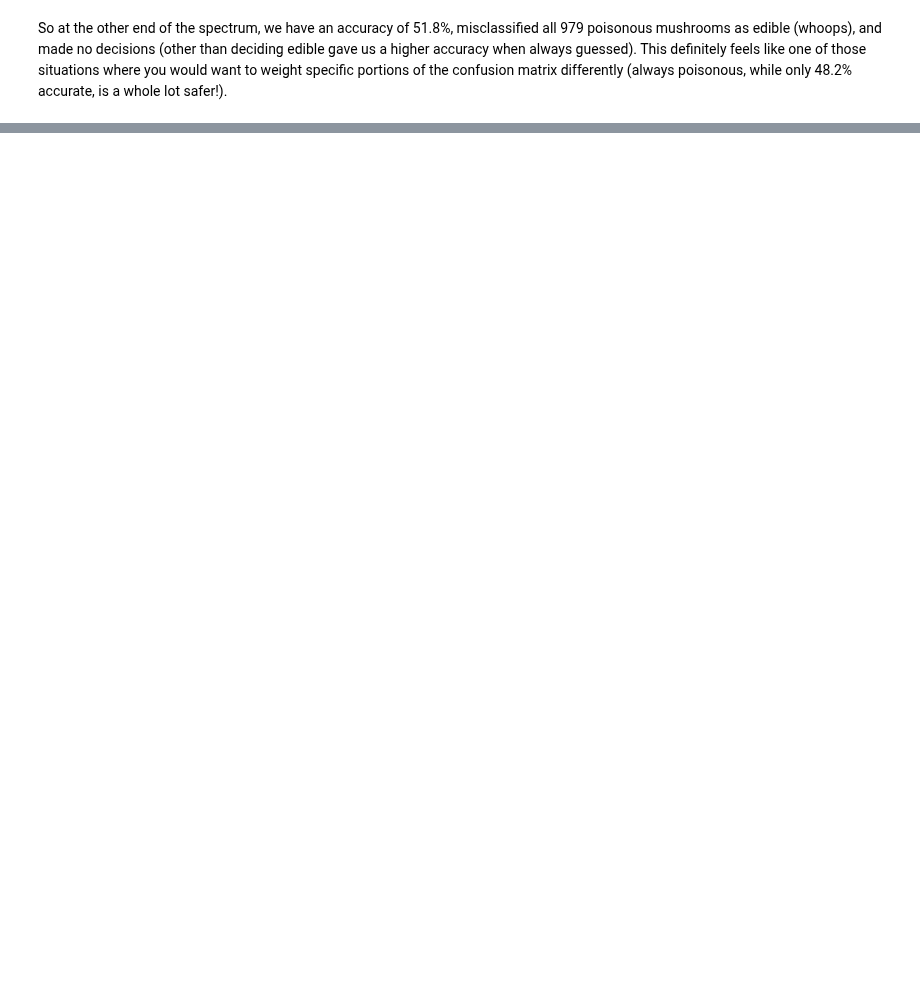
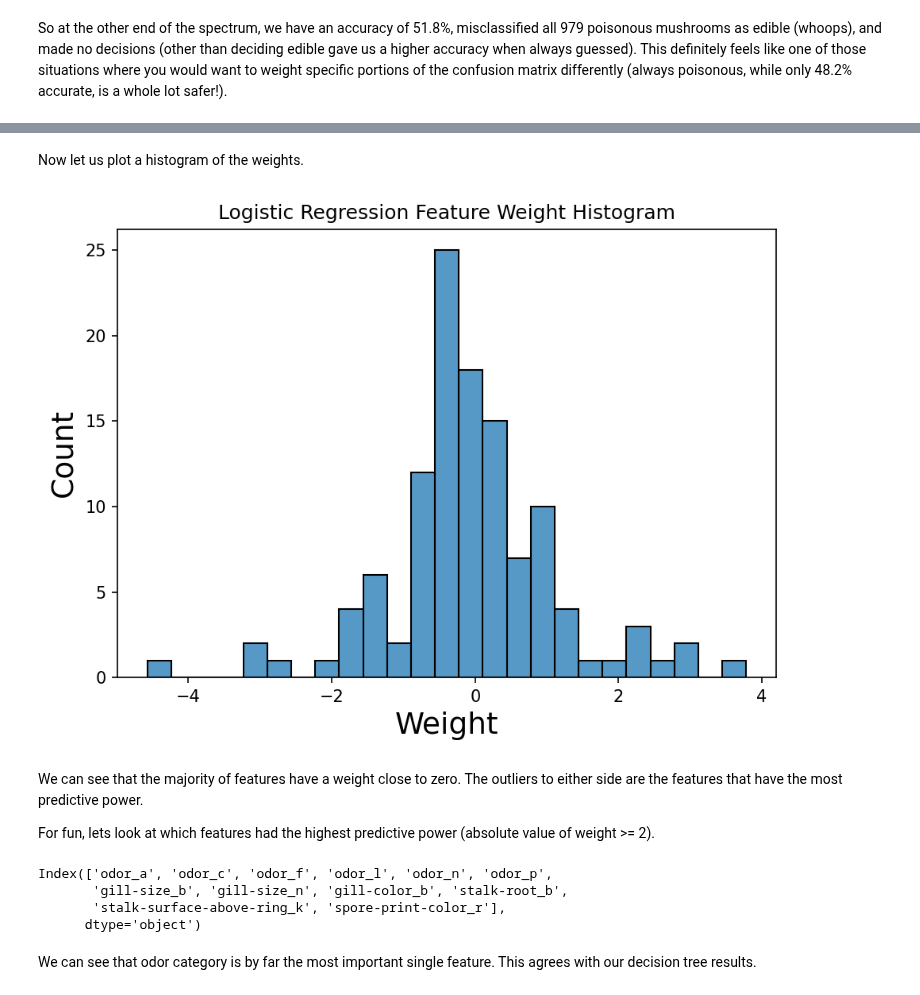
Before and after one commit to jmfb/CS5610, a Jupyter notebook: m3p3b/M3 Project 3b.ipynb, the cells around one changed output, grey strips where cells are left out. Saved outputs shown, nothing was run; the diff lists cells and outputs as text; code cells hidden in the pictures; blank space fills up the shorter version.

```diff
--- a/m3p3b/M3 Project 3b.ipynb
+++ b/m3p3b/M3 Project 3b.ipynb
@@ -290,0 +340,3 @@ So at the other end of the spectrum, we have an accuracy of 51.8%, misclassified
+# %%
+log_weights = log_classifier.coef_[0]
+log_weights
@@ -290,0 +361,20 @@ So at the other end of the spectrum, we have an accuracy of 51.8%, misclassified
+# %% [markdown]
+Now let us plot a histogram of the weights.
+# %%
+plot_weights = sns.histplot(log_weights, bins=25)
+plot_weights.set(xlabel="Weight", ylabel="Count", title="Logistic Regression Feature Weight Histogram");
+# %% [output]
+[figure, added]
+# %% [markdown]
+We can see that the majority of features have a weight close to zero.  The outliers to either side are the features that have the most predictive power.
+
+For fun, lets look at which features had the highest predictive power (absolute value of weight >= 2).
+# %%
+bdf.columns[pd.Series(log_weights).abs() >= 2]
+# %% [output]
+Index(['odor_a', 'odor_c', 'odor_f', 'odor_l', 'odor_n', 'odor_p',
+       'gill-size_b', 'gill-size_n', 'gill-color_b', 'stalk-root_b',
+       'stalk-surface-above-ring_k', 'spore-print-color_r'],
+      dtype='object')
+# %% [markdown]
+We can see that odor category is by far the most important single feature.  This agrees with our decision tree results.
```
Also changed, not shown: parts of 15 cells of this notebook.
